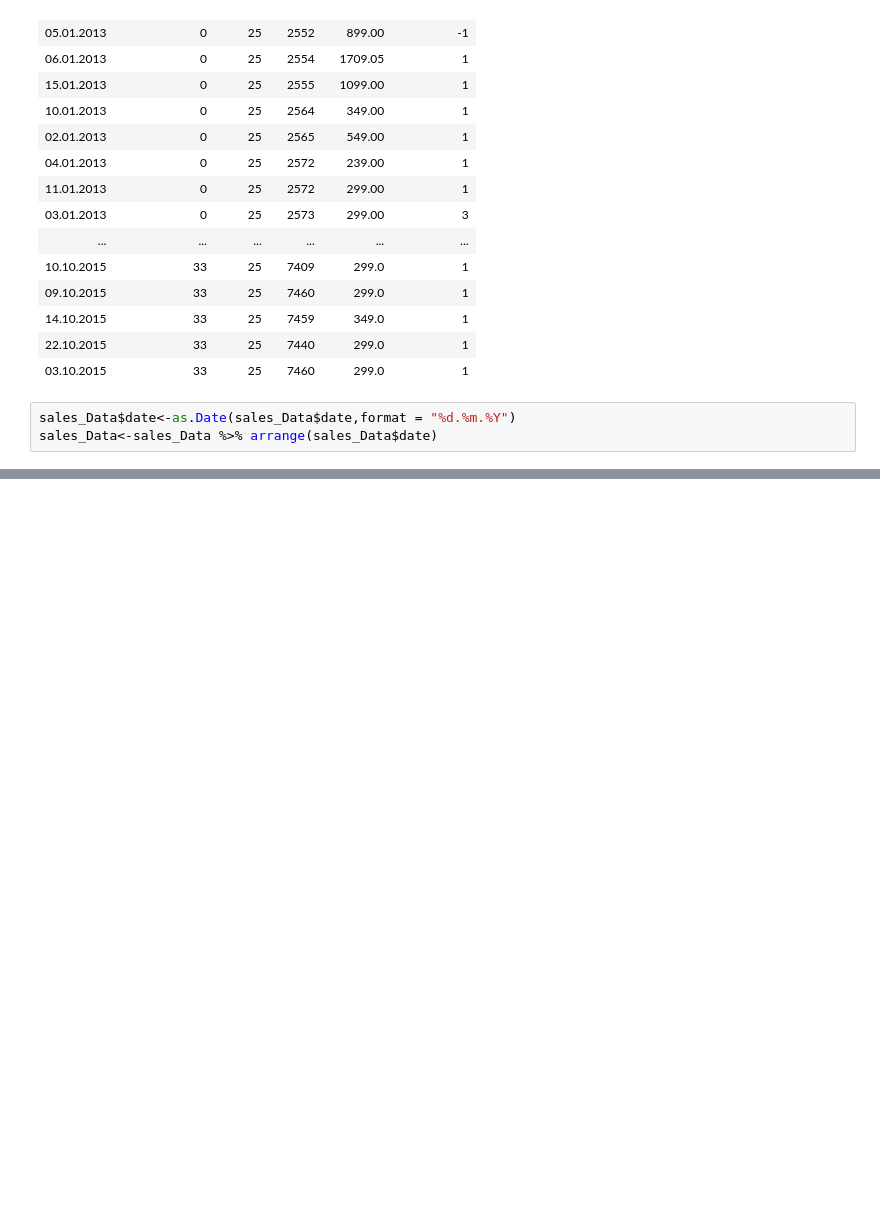
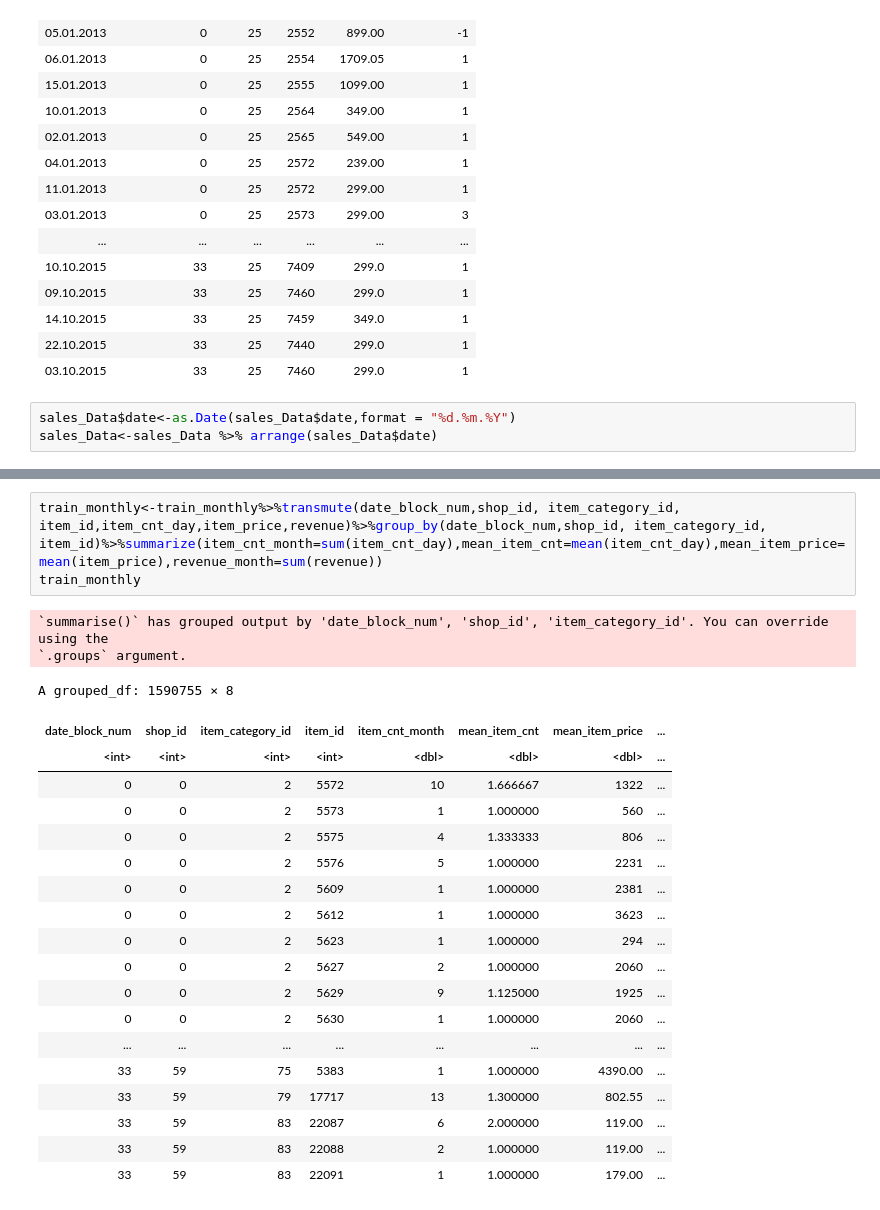
Before and after one commit to ss3468/CS636_Final_Project, a Jupyter notebook: Final_Project_sales.ipynb, the cells around one changed output, grey strips where cells are left out. Cells and saved outputs as stored; diff of their text form; blank space fills up the shorter version.

```diff
--- a/Final_Project_sales.ipynb
+++ b/Final_Project_sales.ipynb
@@ -65,0 +66,25 @@ A data.frame: 2894891 × 8
+# %%
+train_monthly<-train_monthly%>%transmute(date_block_num,shop_id, item_category_id, item_id,item_cnt_day,item_price,revenue)%>%group_by(date_block_num,shop_id, item_category_id, item_id)%>%summarize(item_cnt_month=sum(item_cnt_day),mean_item_cnt=mean(item_cnt_day),mean_item_price=mean(item_price),revenue_month=sum(revenue))
+train_monthly
+# %% [output]
+`summarise()` has grouped output by 'date_block_num', 'shop_id', 'item_category_id'. You can override using the
+`.groups` argument.
+A grouped_df: 1590755 × 8
+| date_block_num | shop_id | item_category_id | item_id | item_cnt_month | mean_item_cnt | mean_item_price | ... |
+| <int> | <int> | <int> | <int> | <dbl> | <dbl> | <dbl> | ... |
+| 0 | 0 | 2 | 5572 | 10 | 1.666667 | 1322 | ... |
+| 0 | 0 | 2 | 5573 | 1 | 1.000000 | 560 | ... |
+| 0 | 0 | 2 | 5575 | 4 | 1.333333 | 806 | ... |
+| 0 | 0 | 2 | 5576 | 5 | 1.000000 | 2231 | ... |
+| 0 | 0 | 2 | 5609 | 1 | 1.000000 | 2381 | ... |
+| 0 | 0 | 2 | 5612 | 1 | 1.000000 | 3623 | ... |
+| 0 | 0 | 2 | 5623 | 1 | 1.000000 | 294 | ... |
+| 0 | 0 | 2 | 5627 | 2 | 1.000000 | 2060 | ... |
+| 0 | 0 | 2 | 5629 | 9 | 1.125000 | 1925 | ... |
+| 0 | 0 | 2 | 5630 | 1 | 1.000000 | 2060 | ... |
+| ... | ... | ... | ... | ... | ... | ... | ... |
+| 33 | 59 | 75 | 5383 | 1 | 1.000000 | 4390.00 | ... |
+| 33 | 59 | 79 | 17717 | 13 | 1.300000 | 802.55 | ... |
+| 33 | 59 | 83 | 22087 | 6 | 2.000000 | 119.00 | ... |
+| 33 | 59 | 83 | 22088 | 2 | 1.000000 | 119.00 | ... |
+| 33 | 59 | 83 | 22091 | 1 | 1.000000 | 179.00 | ... |
```
Also changed, not shown: parts of 2 cells of this notebook.
